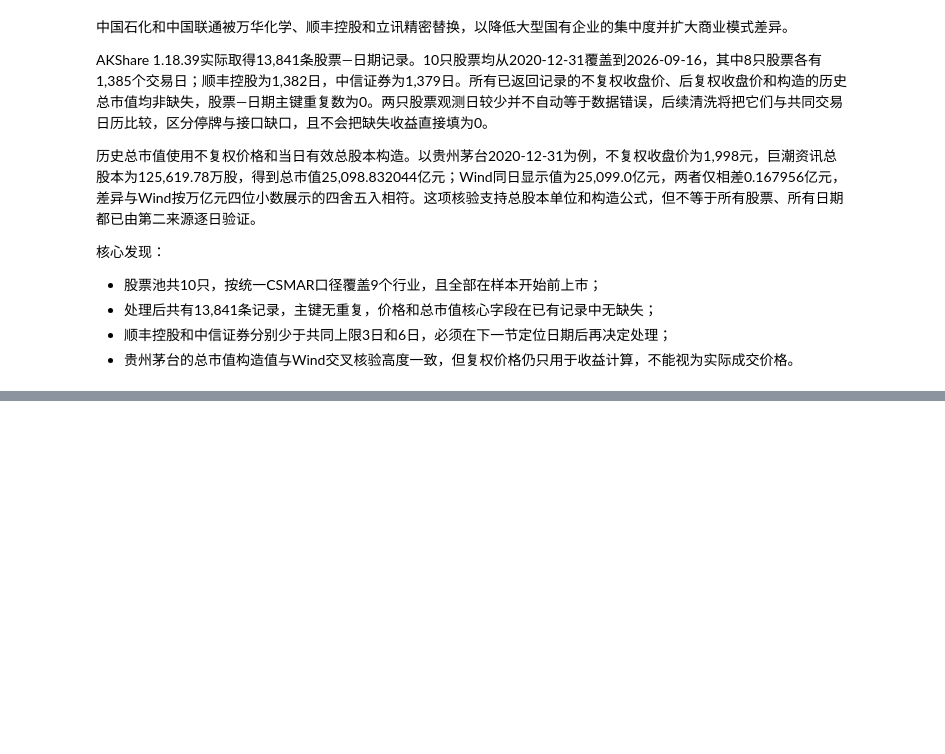
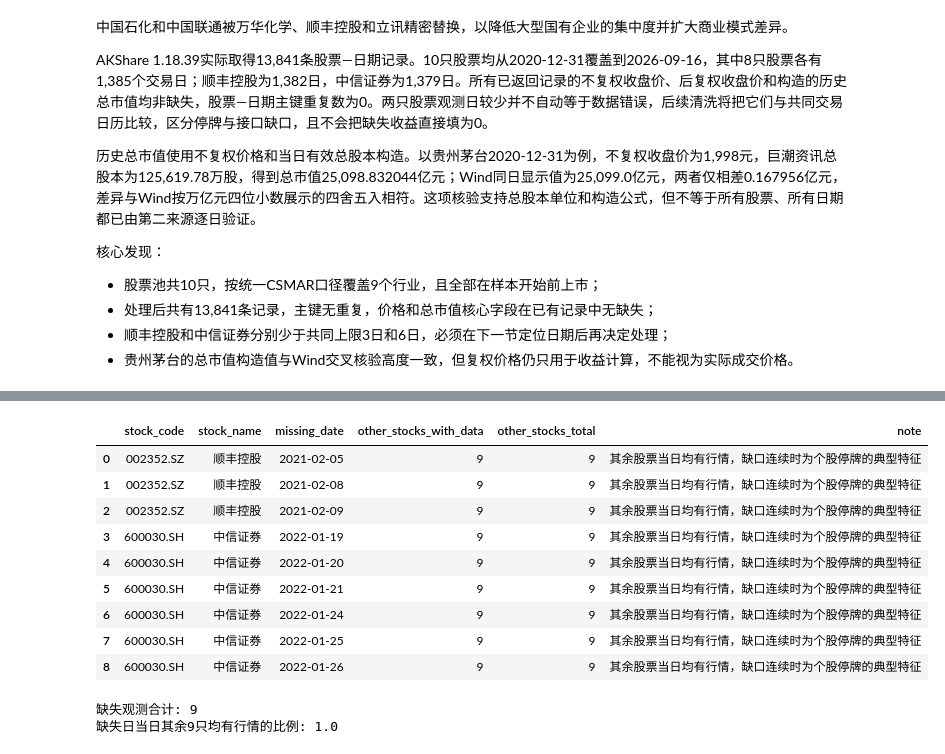
Before and after one commit to Jaremy112/fineco-homework, a Jupyter notebook: hw-02/hw_02-1.ipynb, the cells around one changed output, grey strips where cells are left out. Drawn from its saved outputs; the diff is of its cells as text; code cells hidden in the pictures; blank space fills up the shorter version.

```diff
--- a/hw-02/hw_02-1.ipynb
+++ b/hw-02/hw_02-1.ipynb
@@ -210,0 +270,31 @@ AKShare 1.18.39实际取得13,841条股票—日期记录。10只股票均从202
+# %%
+# 缺失交易日与停牌证据（由 scripts/locate_missing_days.py 生成）
+missing_days = pd.read_csv(PROJECT / "audit" / "missing_days_akshare.csv")
+display(missing_days)
+print("缺失观测合计:", len(missing_days))
+print("缺失日当日其余9只均有行情的比例:",
+      float((missing_days["other_stocks_with_data"] == missing_days["other_stocks_total"]).mean()))
+
+# 公开公告查证结果（来源见解读）
+verified = pd.DataFrame([
+    {"股票": "顺丰控股 002352.SZ", "停牌区间": "2021-02-05 至 2021-02-09",
+     "交易日数": 3, "事由": "筹划收购嘉里物流股权，2月5日开市起临时停牌，2月10日复牌",
+     "来源": "证券时报/中证网 2021-02-10；南方都市报 2021-02-05"},
+    {"股票": "中信证券 600030.SH", "停牌区间": "2022-01-19 至 2022-01-26",
+     "交易日数": 6, "事由": "A股配股缴款期（1/19—1/25）全天停牌，1/26网上清算继续停牌，1/27开市复牌",
+     "来源": "中信证券公告 2022-01-13、2022-01-19；中证网 2022-01-13"},
+])
+display(verified)
+# %% [output]
+|  | stock_code | stock_name | missing_date | other_stocks_with_data | other_stocks_total | note |
+| 0 | 002352.SZ | 顺丰控股 | 2021-02-05 | 9 | 9 | 其余股票当日均有行情，缺口连续时为个股停牌的典型特征 |
+| 1 | 002352.SZ | 顺丰控股 | 2021-02-08 | 9 | 9 | 其余股票当日均有行情，缺口连续时为个股停牌的典型特征 |
+| 2 | 002352.SZ | 顺丰控股 | 2021-02-09 | 9 | 9 | 其余股票当日均有行情，缺口连续时为个股停牌的典型特征 |
+| 3 | 600030.SH | 中信证券 | 2022-01-19 | 9 | 9 | 其余股票当日均有行情，缺口连续时为个股停牌的典型特征 |
+| 4 | 600030.SH | 中信证券 | 2022-01-20 | 9 | 9 | 其余股票当日均有行情，缺口连续时为个股停牌的典型特征 |
+| 5 | 600030.SH | 中信证券 | 2022-01-21 | 9 | 9 | 其余股票当日均有行情，缺口连续时为个股停牌的典型特征 |
+| 6 | 600030.SH | 中信证券 | 2022-01-24 | 9 | 9 | 其余股票当日均有行情，缺口连续时为个股停牌的典型特征 |
+| 7 | 600030.SH | 中信证券 | 2022-01-25 | 9 | 9 | 其余股票当日均有行情，缺口连续时为个股停牌的典型特征 |
+| 8 | 600030.SH | 中信证券 | 2022-01-26 | 9 | 9 | 其余股票当日均有行情，缺口连续时为个股停牌的典型特征 |
+缺失观测合计: 9
+缺失日当日其余9只均有行情的比例: 1.0
```
Also changed, not shown: parts of 10 cells of this notebook, 6 other files.
